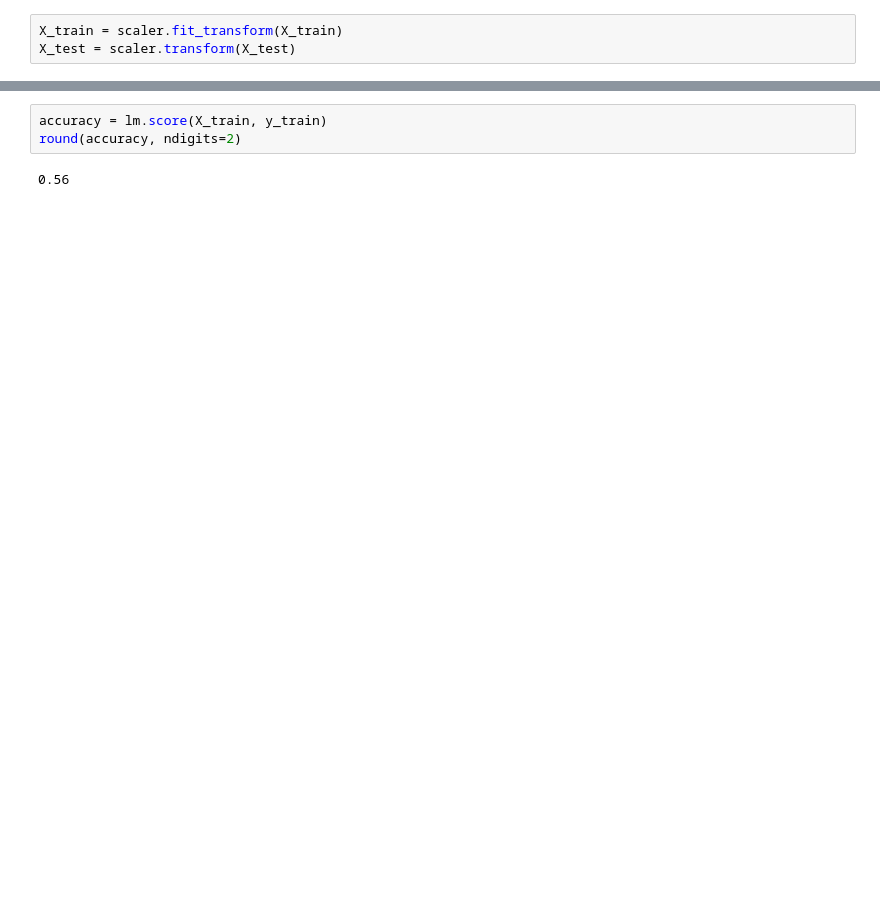
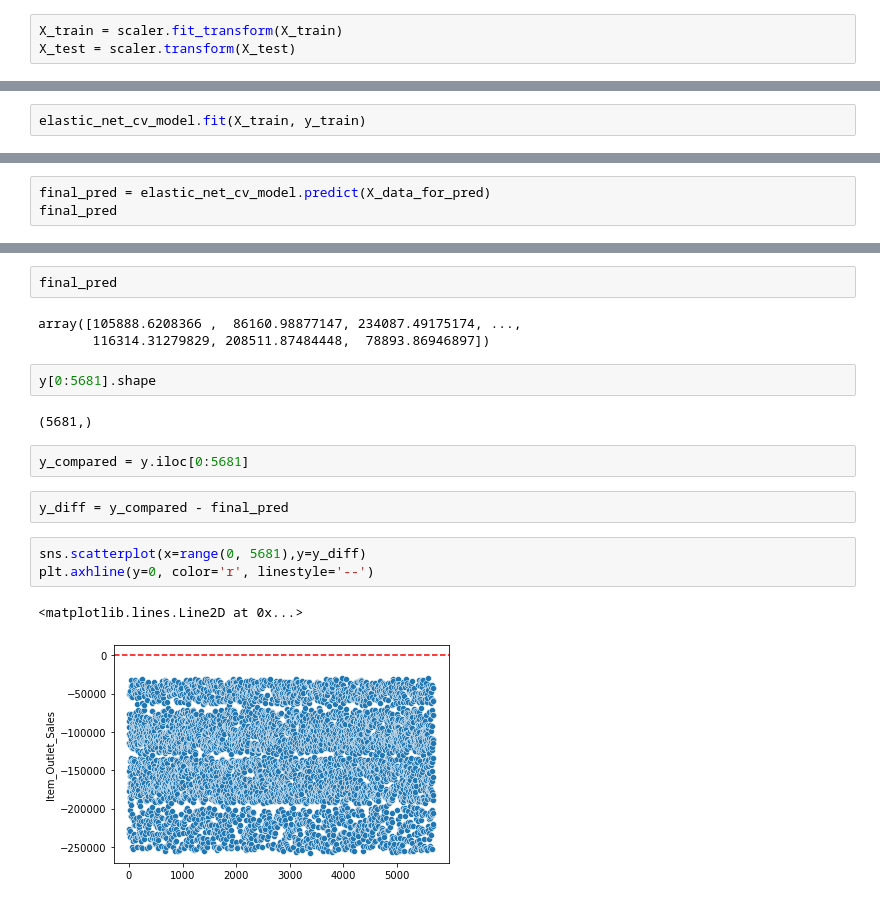
Before and after one commit to Sba121/practice, a Jupyter notebook: big mart sales.ipynb, the cells around one changed output, grey strips where cells are left out. Cells and saved outputs as stored; diff of their text form; blank space fills up the shorter version.

```diff
--- a/big mart sales.ipynb
+++ b/big mart sales.ipynb
@@ -443,0 +558,2 @@ array([1835. , 1526.5, 1881. , ..., 1824.5, 3589.5, 1286.5])
+# %%
+elastic_net_cv_model.fit(X_train, y_train)
@@ -443,0 +583,3 @@ array([1835. , 1526.5, 1881. , ..., 1824.5, 3589.5, 1286.5])
+# %%
+final_pred = elastic_net_cv_model.predict(X_data_for_pred)
+final_pred
@@ -459,5 +593,19 @@ plt.show()
-# %%
-accuracy = lm.score(X_train, y_train)
-round(accuracy, ndigits=2)
-# %% [output]
-0.56
+# %%
+final_pred
+# %% [output]
+array([105888.6208366 ,  86160.98877147, 234087.49175174, ...,
+       116314.31279829, 208511.87484448,  78893.86946897])
+# %%
+y[0:5681].shape
+# %% [output]
+(5681,)
+# %%
+y_compared = y.iloc[0:5681]
+# %%
+y_diff = y_compared - final_pred
+# %%
+sns.scatterplot(x=range(0, 5681),y=y_diff)
+plt.axhline(y=0, color='r', linestyle='--')
+# %% [output]
+<matplotlib.lines.Line2D at 0x...>
+[figure, added]
```
Also changed, not shown: parts of 93 cells of this notebook.
